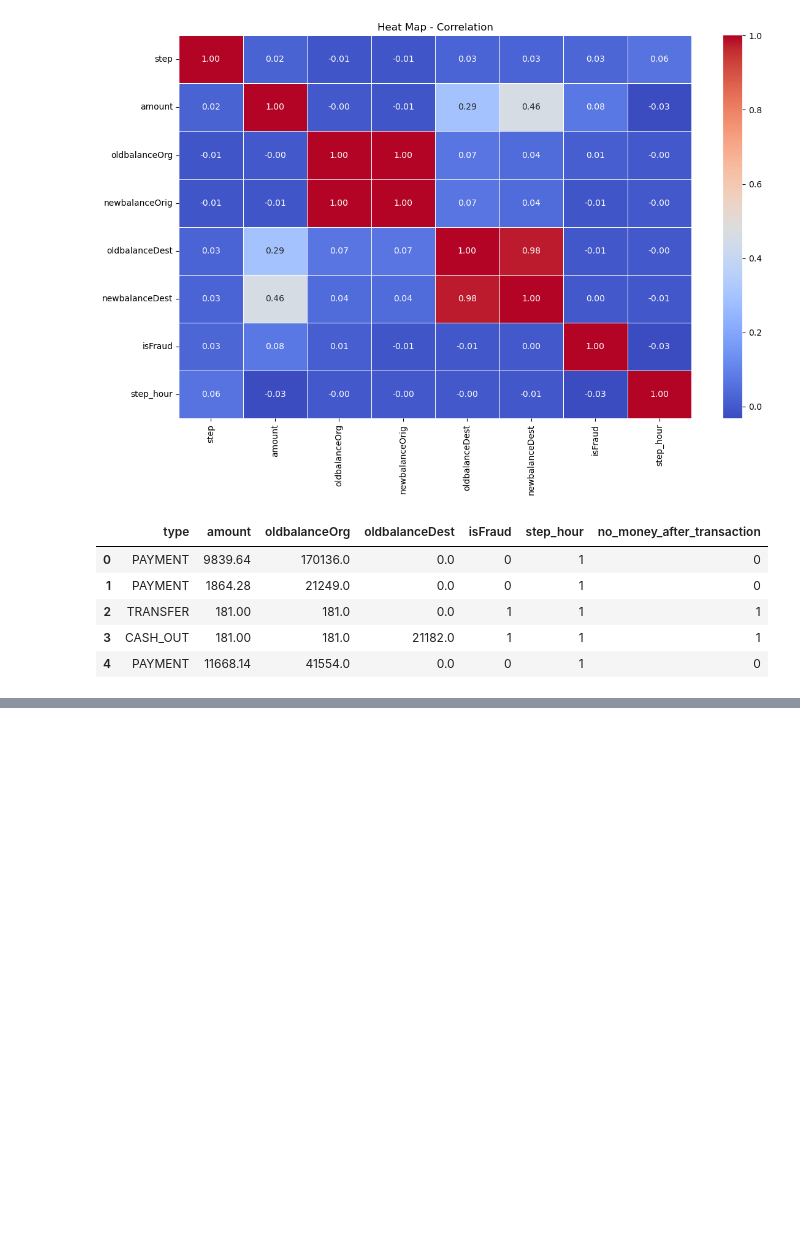
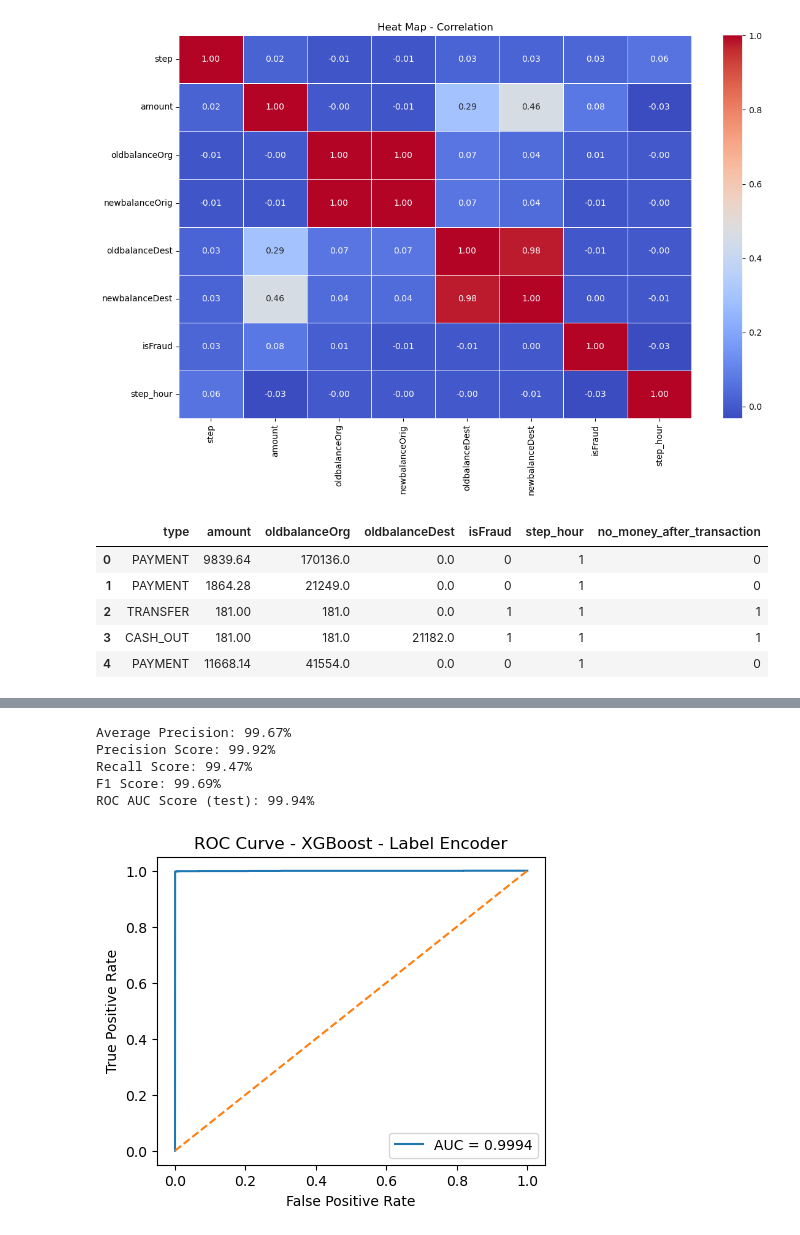
Before and after one commit to AndreNB1702/fraud-classifier, a Jupyter notebook: fraud-classifier.ipynb, the cells around one changed output, grey strips where cells are left out. Drawn from its saved outputs; the diff is of its cells as text; code cells hidden in the pictures; blank space fills up the shorter version.

```diff
--- a/fraud-classifier.ipynb
+++ b/fraud-classifier.ipynb
@@ -318,0 +361,12 @@ df.head()
+# %%
+xgb = XGBClassifier(
+    n_estimators=200,
+    max_depth=4,
+    learning_rate=0.1,
+    subsample=0.8,
+    colsample_bytree=0.8,
+    objective='binary:logistic',
+    eval_metric='logloss',
+    random_state=42,
+    n_jobs=-1
+)
@@ -318,0 +375,17 @@ df.head()
+# %%
+le = LabelEncoder()
+df_xgb_le['type'] = le.fit_transform(df_xgb_le['type'])
+# %%
+X_le = df_xgb_le.drop(columns=["isFraud"])
+y_le = df_xgb_le["isFraud"]
+# %%
+X_train_le, X_test_le, y_train_le, y_test_le = train_test_split(X_le, y_le, test_size=0.30, random_state=42, stratify=y)
+# %%
+model(xgb, X_train_le, y_train_le, X_test_le, y_test_le, title = 'XGBoost - Label Encoder')
+# %% [output]
+Average Precision: 99.67%
+Precision Score: 99.92%
+Recall Score: 99.47%
+F1 Score: 99.69%
+ROC AUC Score (test): 99.94%
+[figure, added]
```
Also changed, not shown: parts of 17 cells of this notebook.
